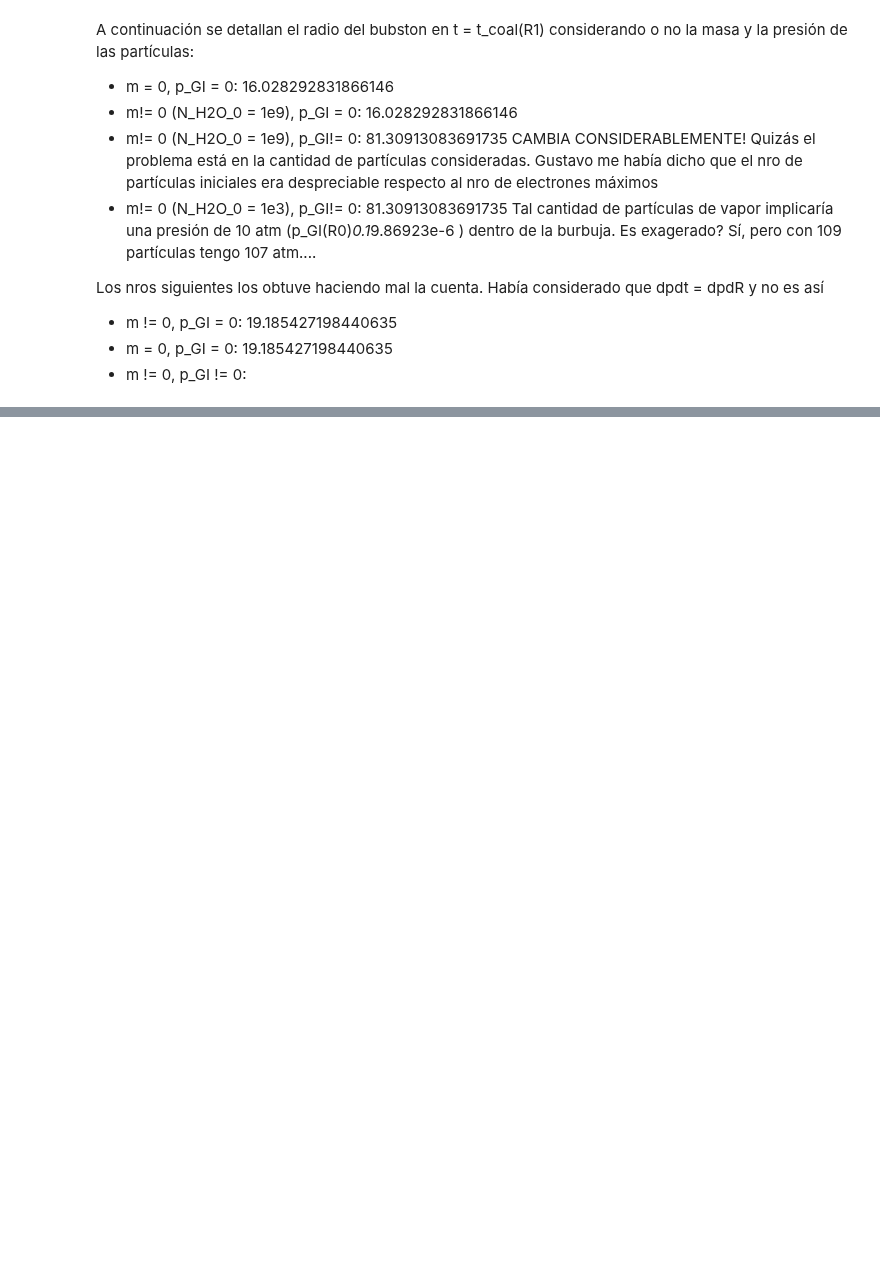
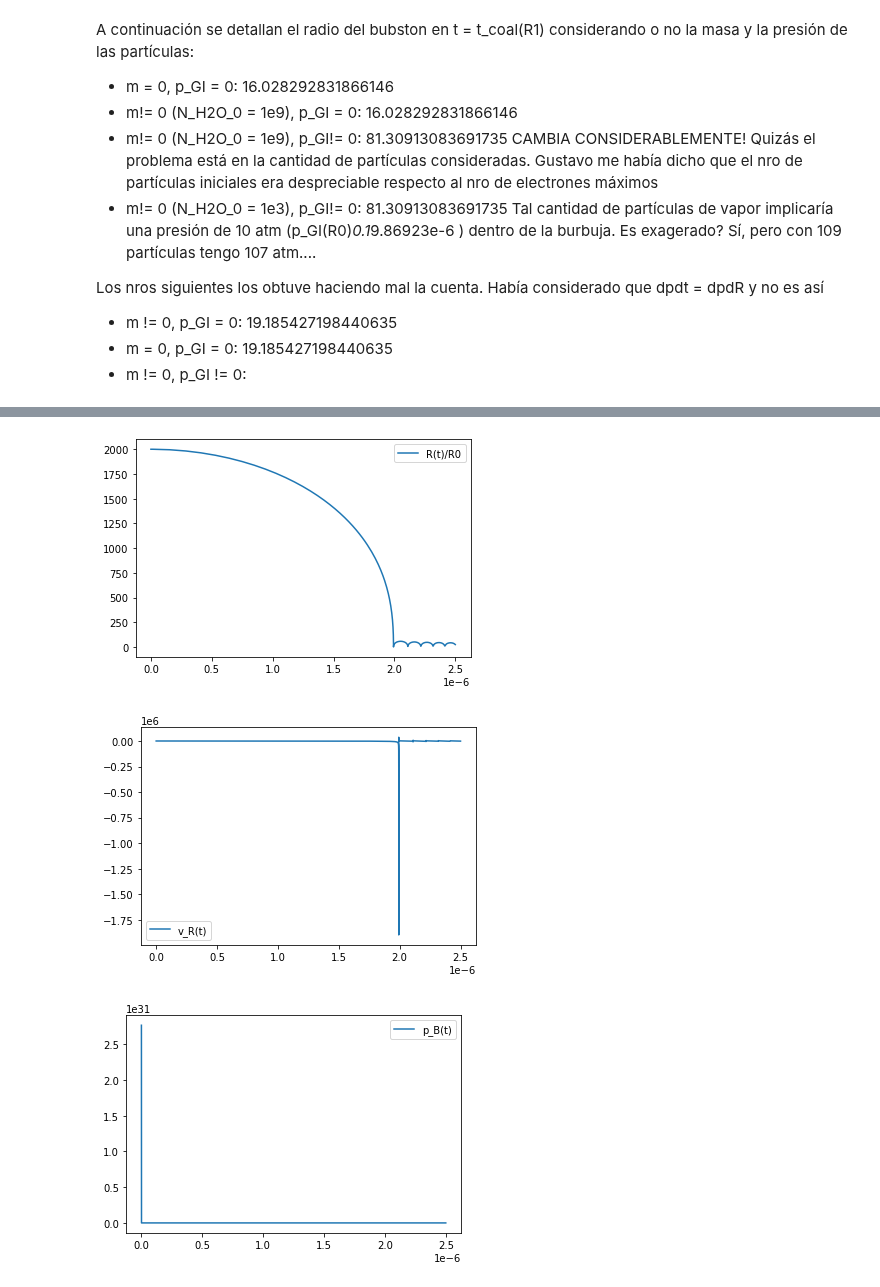
Before and after one commit to Lupama2/Vapor_en_burbuja_inicial_python, a Jupyter notebook: Evolucion del radio/radio.ipynb, the cells around one changed output, grey strips where cells are left out. Saved outputs shown, nothing was run; the diff lists cells and outputs as text; code cells hidden in the pictures; blank space fills up the shorter version.

```diff
--- a/Evolucion del radio/radio.ipynb
+++ b/Evolucion del radio/radio.ipynb
@@ -144,25 +154,25 @@ def p_GI(R):
     K_B = K_B/1e-7 #en [ergio/K]. Conversión: (J/K)*(1erg/10−7J)
 
     P = N * K_B * Tinf / V(R)
-
+    return 0
     return P
 
 def dpdt_GI(R, v_R):
     #Derivada de la presión del gas respecto al tiempo en [baria/s] (CGS)
     dpdR_GI = -p_GI(R)/V(R)*dVdR(R) #Derivada respecto al radio
     dpdt_GI = dpdR_GI*v_R #Derivada respecto al tiempo
-
+    return 0
     return dpdt_GI
 # %%
 #Defino funciones de presión
 
-def p_B(R):
+def p_B(R,T_e, q_e, R0):
     #Presión de la burbuja. Se considera que es igual a la presión de eléctrica p_e del paper de Bunkin más una presión de GI. El objetivo de esta presión es verificar si tienen o no efecto las moléculas dentro del bubston.
-    return p_e(R) + p_GI(R)
+    return p_e(R,T_e, q_e, R0) + p_GI(R)
 
-def dpBdt(R, v_R):
+def dpBdt(R, v_R,T_e, q_e, R0):
     #Derivada de la presión de la burbuja
-    return dpdt_e(R, v_R) + dpdt_GI(R, v_R)
+    return dpdt_e(R, v_R,T_e, q_e, R0) + dpdt_GI(R, v_R)
 # %% [markdown]
 ### Sistema de ecuaciones diferenciales
 # %%
@@ -172,6 +182,12 @@ def dydt(t,y):
     #Sistema de ecuaciones de primer orden para la evolución del radio en función del tiempo. Entiéndase y = (R, Rp) = (R, v_R)
     v_R = y[1]
     R = y[0]
+
+    #Defino las ctes del sistema
+    T_e_ = T_e
+    q_e_ = q_e
+    R0_ = R0
+
     #Defino los términos de la ecuación diferencial de R(t). Genéricamente coloco como inputs mp, mpp, R y v_R aunque no haya tal dependencia
     #Los términos se encuentran definidos en mi cuadernillo
 
@@ -180,10 +196,10 @@ def dydt(t,y):
 
     #Expreso dydt_1 = d(v_R/dt) = d2(R)/dt2
     term1 = -(3/2)*v_R**2*(1 - v_R/(3*c_L) + 2*mp(t)/(3*c_L*rho_L_i))
-    term2 = (1/rho_L_i)*(1 + v_R/c_L)*(p_B(R) - p_inf)
+    term2 = (1/rho_L_i)*(1 + v_R/c_L)*(p_B(R,T_e_, q_e_, R0_) - p_inf)
     term3 = (mpp(t)*R/rho_L_i)*(1 - v_R/c_L + mp(t)/(c_L*rho_L_i))
     term4 = (mp(t)/rho_L_i)*(v_R - mp(t)/(2*rho_L_i) + mp(t)*v_R/(2*c_L*rho_L_i))
-    term5 = (R/c_L*rho_L_inf)*dpBdt(R, v_R)
+    term5 = (R/c_L*rho_L_inf)*dpBdt(R, v_R,T_e_, q_e_, R0_)
 
     dydt_1 = (1/(R*(1 - v_R/c_L + mp(t)/(c_L*rho_L_i))     ))*(term1 + term2 + term3 + term4 + term5)
 
@@ -286,0 +345,10 @@ Los nros siguientes los obtuve haciendo mal la cuenta. Había considerado que dp
+# %%
+#Resuelvo el sistema dy/dt usando solve_ivp
+t_ini = 0
+t_max = 2.5e-6 #70 ns
+y_ini = [R1*n_bubston, 0] #Condición inicial
+rtol = 1e-12 #tolerancia relativa para el método numérico
+sol = solve_ivp(dydt, [t_ini, t_max], y_ini, method = "DOP853", rtol = rtol, atol = rtol)
+#asumo que el problema no es stiff
+
+print(sol)
@@ -286,0 +371,17 @@ Los nros siguientes los obtuve haciendo mal la cuenta. Había considerado que dp
+# %%
+#Grafico
+plt.plot(sol.t, sol.y[0]/R0, label = "R(t)/R0")
+plt.legend()
+plt.show()
+
+plt.plot(sol.t, sol.y[1], label = "v_R(t)")
+plt.legend()
+plt.show()
+
+plt.plot(sol.t, p_B(sol.t,T_e, q_e, R0), label = "p_B(t)")
+plt.legend()
+plt.show()
+# %% [output]
+[figure, added]
+[figure, added]
+[figure, added]
```
Also changed, not shown: parts of 13 cells of this notebook, 1 other file.
